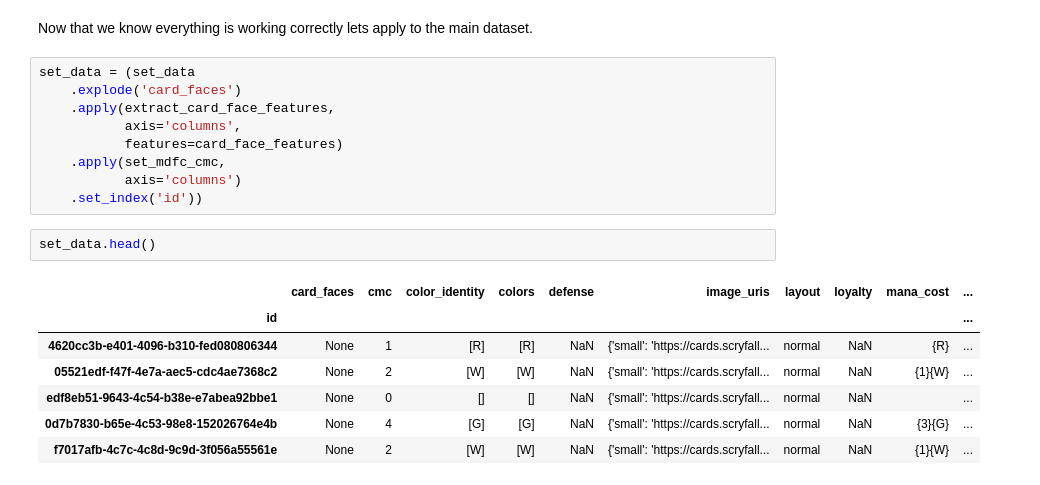
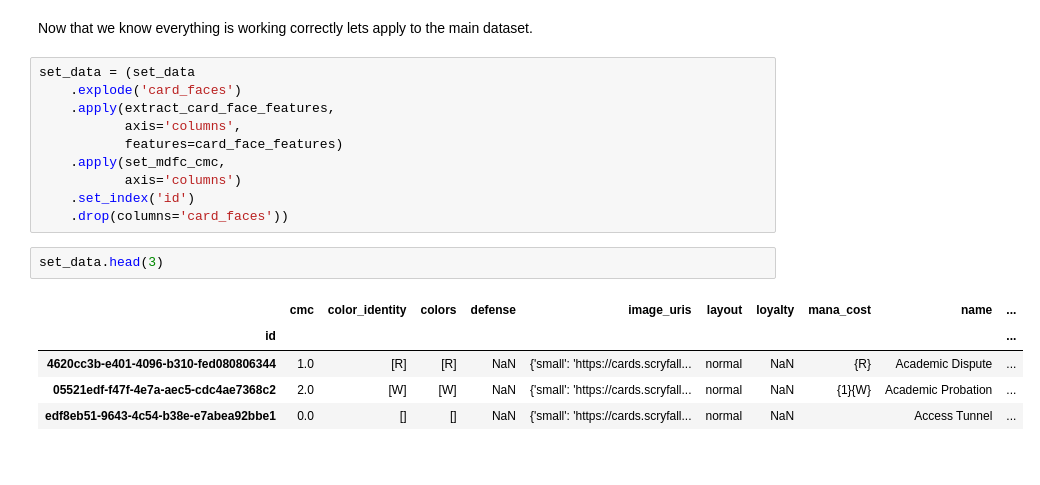
Before and after one commit to ajemmott/mtg-data-projects, a Jupyter notebook: notebooks/01-api-data-structuring.ipynb, the cells around one changed output. Saved outputs shown, nothing was run; the diff lists cells and outputs as text.

```diff
--- a/notebooks/01-api-data-structuring.ipynb
+++ b/notebooks/01-api-data-structuring.ipynb
@@ -257,14 +261,13 @@ set_data = (set_data
            features=card_face_features)
     .apply(set_mdfc_cmc,
            axis='columns')
-    .set_index('id'))
+    .set_index('id')
+    .drop(columns='card_faces'))
 # %%
-set_data.head()
+set_data.head(3)
 # %% [output]
-|  | card_faces | cmc | color_identity | colors | defense | image_uris | layout | loyalty | mana_cost | ... |
+|  | cmc | color_identity | colors | defense | image_uris | layout | loyalty | mana_cost | name | ... |
 | id |  |  |  |  |  |  |  |  |  | ... |
-| 4620cc3b-e401-4096-b310-fed080806344 | None | 1 | [R] | [R] | NaN | {'small': 'https://cards.scryfall... | normal | NaN | {R} | ... |
-| 05521edf-f47f-4e7a-aec5-cdc4ae7368c2 | None | 2 | [W] | [W] | NaN | {'small': 'https://cards.scryfall... | normal | NaN | {1}{W} | ... |
-| edf8eb51-9643-4c54-b38e-e7abea92bbe1 | None | 0 | [] | [] | NaN | {'small': 'https://cards.scryfall... | normal | NaN |  | ... |
-| 0d7b7830-b65e-4c53-98e8-152026764e4b | None | 4 | [G] | [G] | NaN | {'small': 'https://cards.scryfall... | normal | NaN | {3}{G} | ... |
-| f7017afb-4c7c-4c8d-9c9d-3f056a55561e | None | 2 | [W] | [W] | NaN | {'small': 'https://cards.scryfall... | normal | NaN | {1}{W} | ... |
+| 4620cc3b-e401-4096-b310-fed080806344 | 1.0 | [R] | [R] | NaN | {'small': 'https://cards.scryfall... | normal | NaN | {R} | Academic Dispute | ... |
+| 05521edf-f47f-4e7a-aec5-cdc4ae7368c2 | 2.0 | [W] | [W] | NaN | {'small': 'https://cards.scryfall... | normal | NaN | {1}{W} | Academic Probation | ... |
+| edf8eb51-9643-4c54-b38e-e7abea92bbe1 | 0.0 | [] | [] | NaN | {'small': 'https://cards.scryfall... | normal | NaN |  | Access Tunnel | ... |
```
Also changed, not shown: parts of 10 cells of this notebook.
